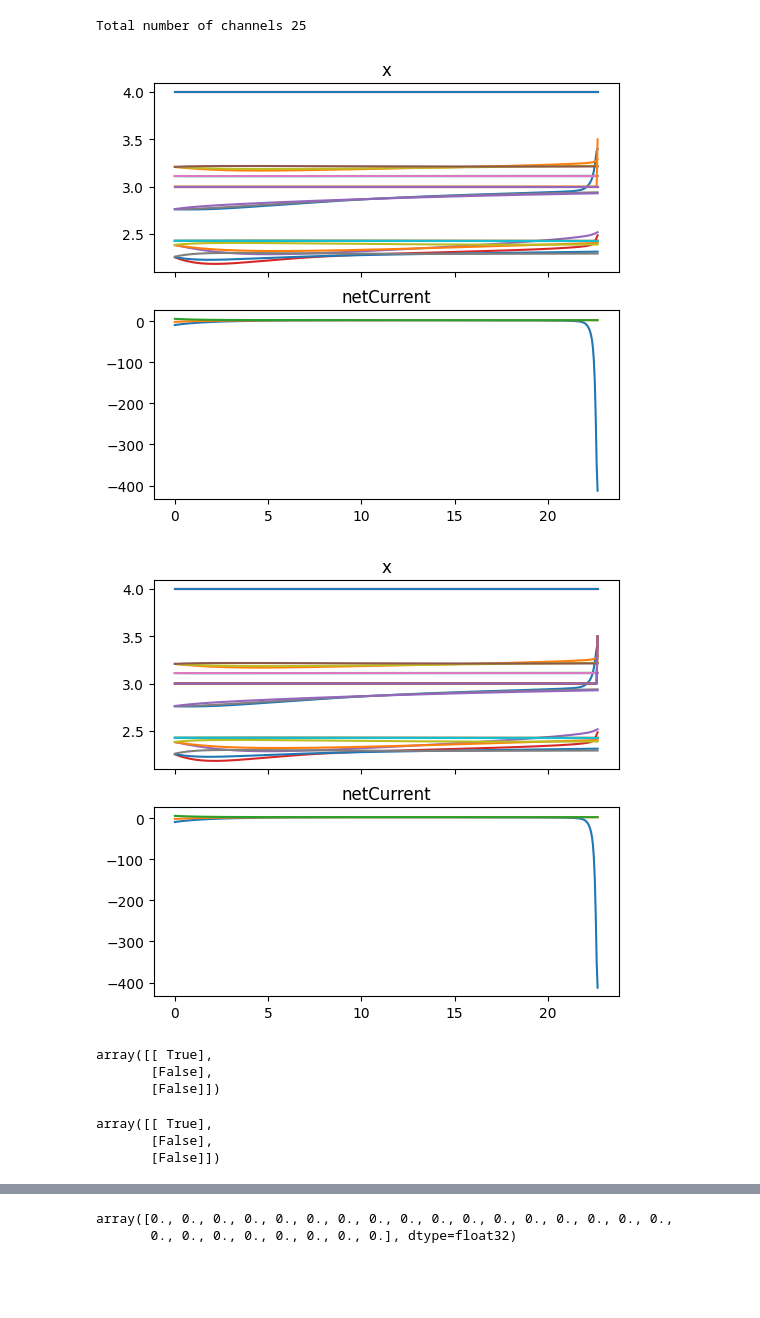
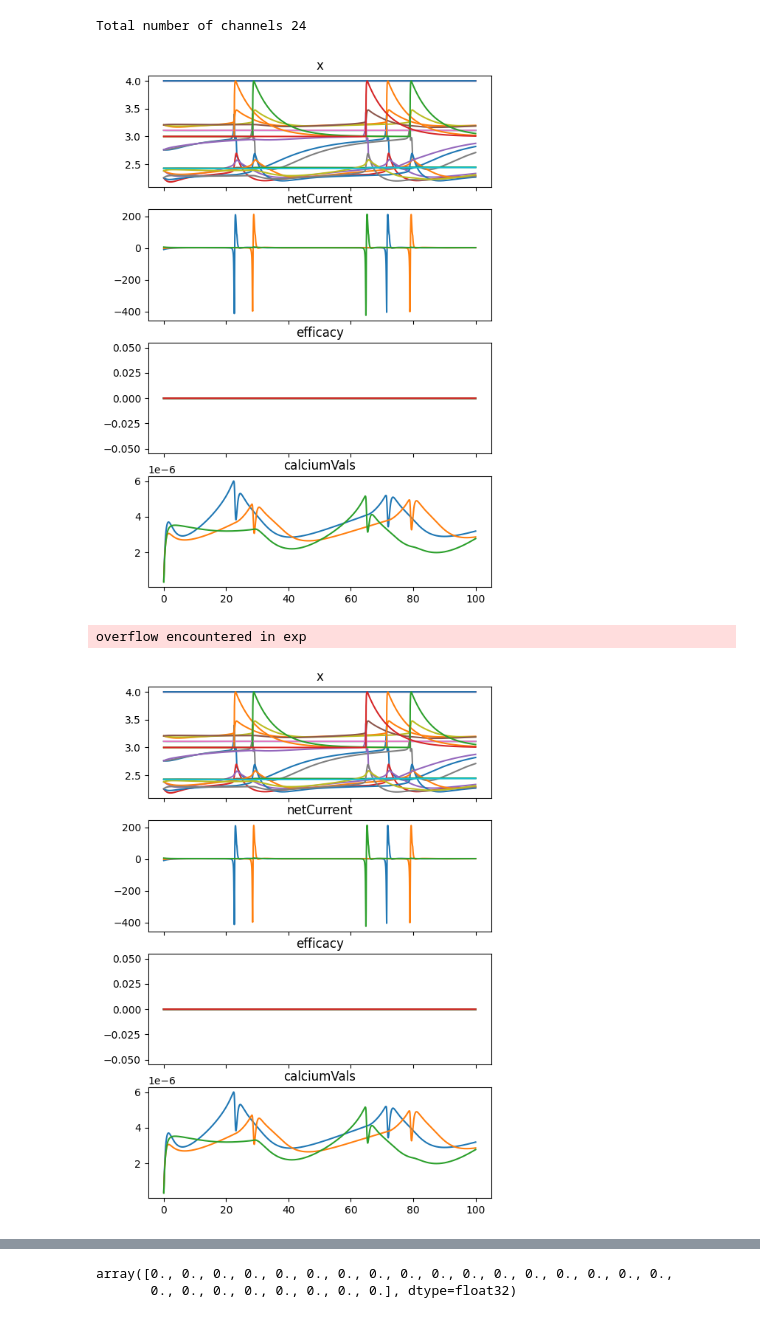
Before and after one commit to cathalmc/CBLTP_NeuroSim, a Jupyter notebook: graphCreator.ipynb, the cells around one changed output, grey strips where cells are left out. Drawn from its saved outputs; the diff is of its cells as text; code cells hidden in the pictures; blank space fills up the shorter version.

```diff
--- a/graphCreator.ipynb
+++ b/graphCreator.ipynb
@@ -26,9 +26,9 @@ STNDendriteInfo = []
 STNNeurons = [Neuron(i,"STN","excitatory",AISchannels=STNchannels,AISbias=STNbias) for i in range(nNeurons)]
 neuronDict = {"STN":STNNeurons}
 baseConductance = 0.02
-synapses = {"exc":genAMPA(TS,baseConductance,conductanceGain=0),
+synapses = {"exc":genAMPA(TS,baseConductance,conductanceGain=200),
                 # "NMDA":genNMDA(TS,baseConductance,conductanceGain=0),
-                "inh":genGABA(TS,0.2,conductanceGain=0)}
+                "inh":genGABA(TS,0.2,conductanceGain=3)}
 
 synapseData = []
 for key, val in gStore.G.edges.items():
@@ -47,4 +47,4 @@ synapseDict = {"all":synapseData}
 simData,connectionToChannelMap = genSimData(neuronDict,{},synapseDict,TS)
 print(f"Total number of channels {simData['nChannels']}")
 # %% [output]
-Total number of channels 25
+Total number of channels 24
@@ -54,19 +53,19 @@ Total number of channels 25
 # %%
 stimInfoSpikes = {}
 syns = [i for i,n in enumerate(simData["name"]) if n == "AMPAR"] #"AMPAR" #GABA
 #stimSynapse(stimInfoSpikes,syns,50,100,TS)
 
-runTime = 22.655
+runTime = 100
 stimInfoCurrents = {}
 # stimBiasCurrent(stimInfoCurrents,segmentsToStim=[0],currentValue=3.0,startTime=100,stopTime=115,TS=TS)
 
 simDataPy = deepcopy(simData)
 simDataPy["debugRecording"] = np.zeros_like(simDataPy["current"])
 data = solveSystemStandard(simDataPy,TS,runTime,stimInfoSpikes,stimInfoCurrents,vectorized=False,
-                           recordingKeys = ["voltages","calciumVals","netCurrent","x","debugRecording","CaChannelCurrent"])
+                           recordingKeys = ["voltages","calciumVals","netCurrent","x","debugRecording","CaChannelCurrent","efficacy"])
 
-keysToPlot = ["x","netCurrent","time",]
+keysToPlot = ["x","netCurrent","efficacy","calciumVals","time"]
 standardPlot({key:data[key] for key in keysToPlot})
 #plt.plot(data["time"],data["debugRecording"][:,synapsesToStim])
 # %% [output]
-[figure, old version]
+[figure, new version]
@@ -192,22 +73,12 @@ def solveSystemStandard(ac,TS,runTime,stimInfoSpikes={},stimInfoCurrents= {},vec
 simDataPy2 = deepcopy(simData)
 simDataPy2["debugRecording"] = np.zeros_like(simDataPy["current"])
 data2 = solveSystemStandard(simDataPy2,TS,runTime,stimInfoSpikes,stimInfoCurrents,vectorized=True,
-                           recordingKeys = ["voltages","calciumVals","netCurrent","x","debugRecording","CaChannelCurrent"])
+                           recordingKeys = ["voltages","calciumVals","netCurrent","x","debugRecording","CaChannelCurrent","efficacy"])
+
 standardPlot({key:data2[key] for key in keysToPlot})
 # %% [output]
+overflow encountered in exp
-[figure, old version]
+[figure, new version]
-# %%
-simDataPy2["spikeBuffer"]
-# %% [output]
-array([[ True],
-       [False],
-       [False]])
-# %%
-simDataPy["spikeBuffer"]
-# %% [output]
-array([[ True],
-       [False],
-       [False]])
 # %%
 y = data["x"] - data2["x"]
 names = simDataPy2["name"]
```
Also changed, not shown: parts of 8 cells of this notebook, 2 other files.
